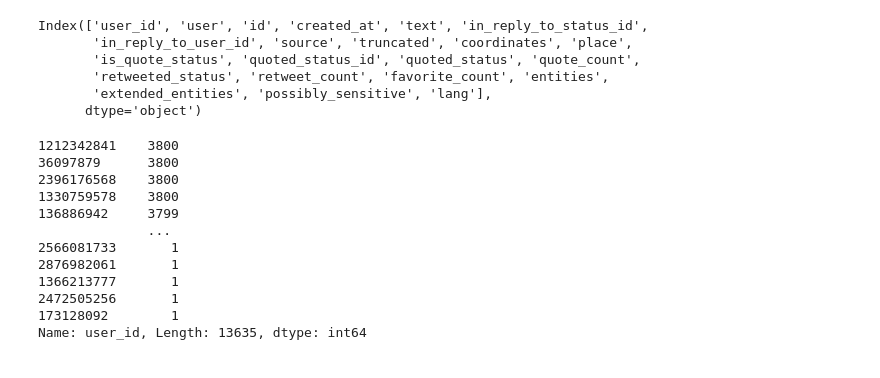
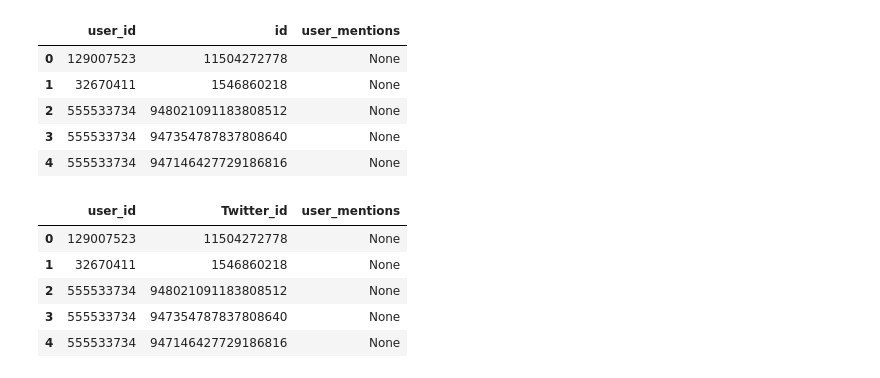
Before and after one commit to epfl-ada/ada-2020-project-milestone-p3-p3_datart, a Jupyter notebook: P4 - processing.ipynb, the cells around one changed output. Saved outputs shown, nothing was run; the diff lists cells and outputs as text; code cells hidden in the pictures.

```diff
--- a/P4 - processing.ipynb
+++ b/P4 - processing.ipynb
@@ -20,9 +20,9 @@ spark = SparkSession.builder.getOrCreate()
 sc = spark.sparkContext
 # %%
 userProfile = spark.read.csv("data/users/public_users.csv", header = True)
-#egoTimeline1 = spark.read.csv("data/users/public_users_timelines_1.csv", header = True)
-#egoTimeline2 = spark.read.csv("data/users/public_users_timelines_2.csv", header = True)
-#egoTimeline = egoTimeline1.union(egoTimeline2)
+egoTimeline1 = spark.read.csv("data/timelines/public_users_timelines_00000_to_01000.csv", header = True)
+egoTimeline2 = spark.read.csv("data/timelines/public_users_timelines_01000_to_02000.csv", header = True)
+egoTimeline = egoTimeline1.union(egoTimeline2)
 
 userProfile = userProfile.filter("followers_count >= 1" or "following_count >= 1")
 
@@ -46,9 +41,0 @@ egoTimeline2=pd.read_csv("data/users/public_users_timelines_2.csv",lineterminato
-# %%
-egoTimeline2.columns
-# %% [output]
-Index(['user_id', 'user', 'id', 'created_at', 'text', 'in_reply_to_status_id',
-       'in_reply_to_user_id', 'source', 'truncated', 'coordinates', 'place',
-       'is_quote_status', 'quoted_status_id', 'quoted_status', 'quote_count',
-       'retweeted_status', 'retweet_count', 'favorite_count', 'entities',
-       'extended_entities', 'possibly_sensitive', 'lang'],
-      dtype='object')
@@ -57,15 +41,0 @@ egoTimeline_pd_all=pd.concat([egoTimeline1[['user_id','entities']],egoTimeline2[
-# %%
-egoTimeline_pd_all.user_id.value_counts()
-# %% [output]
-1212342841    3800
-36097879      3800
-2396176568    3800
-1330759578    3800
-136886942     3799
-              ...
-2566081733       1
-2876982061       1
-1366213777       1
-2472505256       1
-173128092        1
-Name: user_id, Length: 13635, dtype: int64
@@ -71,0 +44,9 @@ Name: user_id, Length: 13635, dtype: int64
+# %%
+egoTimeline.head()
+# %% [output]
+|  | user_id | id | user_mentions |
+| 0 | 129007523 | 11504272778 | None |
+| 1 | 32670411 | 1546860218 | None |
+| 2 | 555533734 | 948021091183808512 | None |
+| 3 | 555533734 | 947354787837808640 | None |
+| 4 | 555533734 | 947146427729186816 | None |
@@ -72,3 +55,12 @@ Name: user_id, Length: 13635, dtype: int64
+# %%
+egoTimeline.head()
+# %% [output]
+|  | user_id | Twitter_id | user_mentions |
+| 0 | 129007523 | 11504272778 | None |
+| 1 | 32670411 | 1546860218 | None |
+| 2 | 555533734 | 948021091183808512 | None |
+| 3 | 555533734 | 947354787837808640 | None |
+| 4 | 555533734 | 947146427729186816 | None |
 # %%
 t = userProfileWithTimePandas.groupby("followers_count").mean().reset_index()
 splot = sns.lmplot(x="followers_count", y="dailyTweetsAverage", data=t,
```
Also changed, not shown: parts of 37 cells of this notebook.
